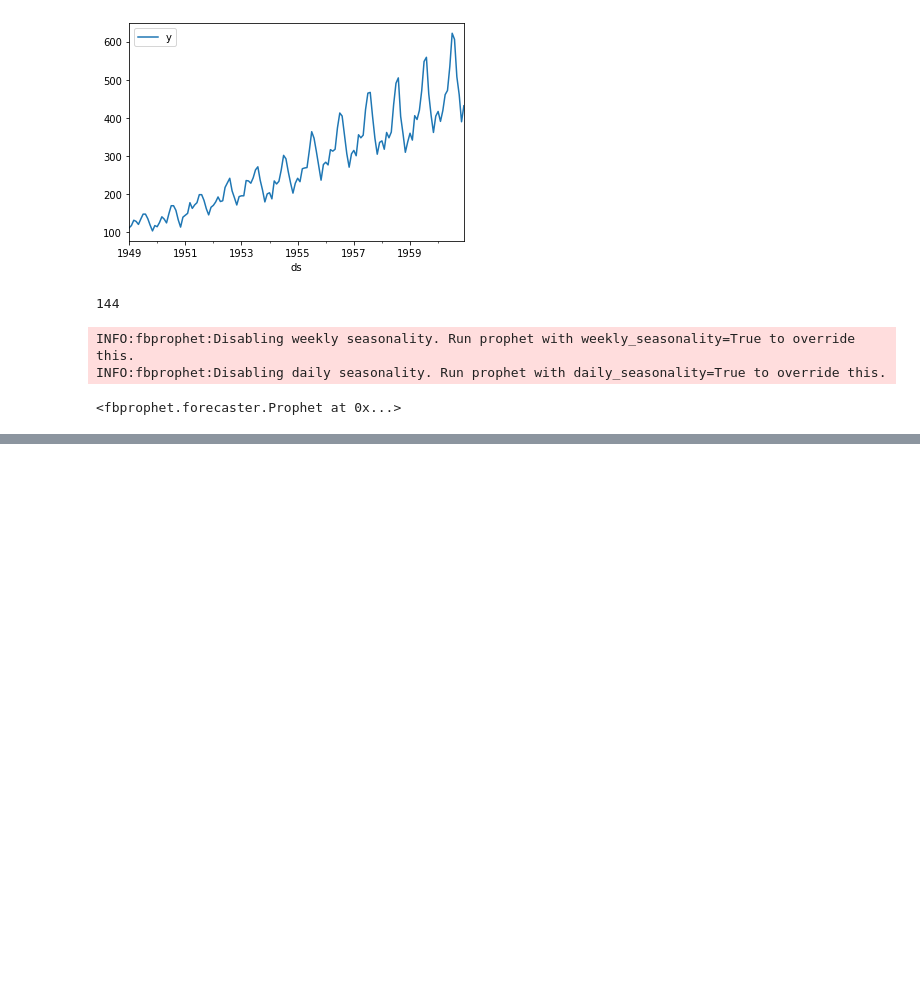
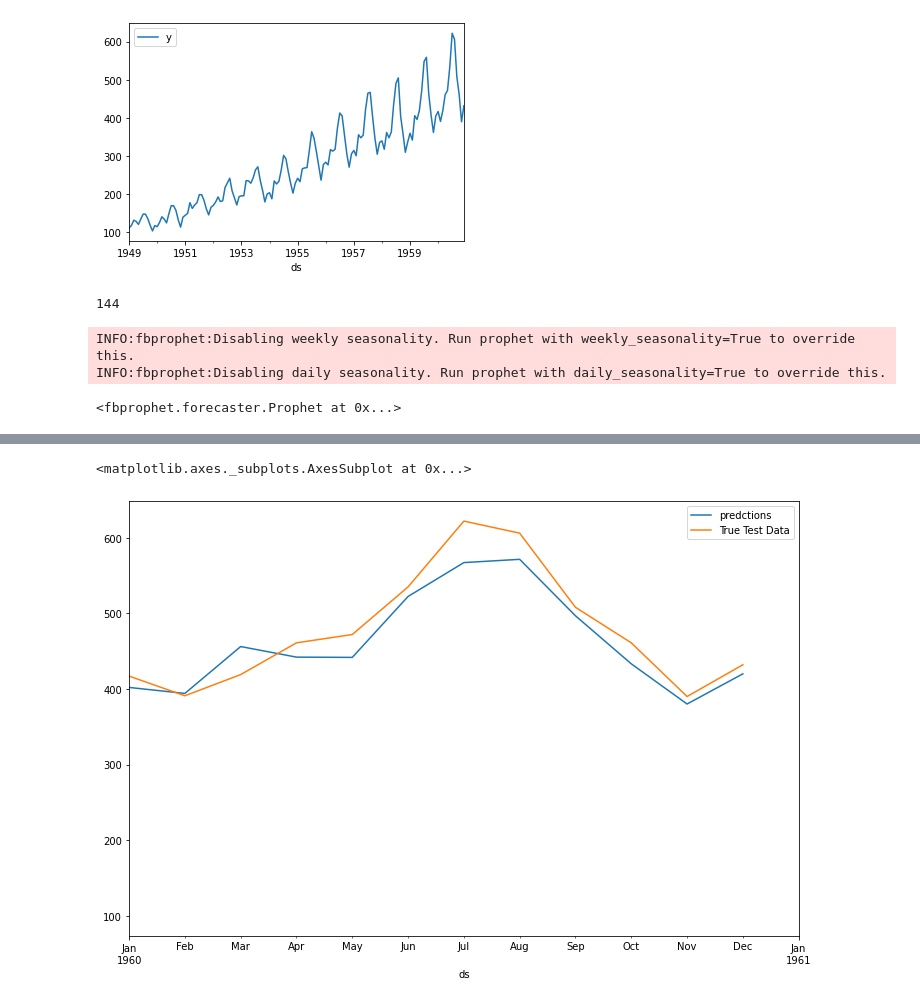
Before and after one commit to sailajak2003/TimeSeries, a Jupyter notebook: airline_pssg.ipynb, the cells around one changed output, grey strips where cells are left out. Cells and saved outputs as stored; diff of their text form; code cells hidden in the pictures; blank space fills up the shorter version.

```diff
--- a/airline_pssg.ipynb
+++ b/airline_pssg.ipynb
@@ -236,0 +264,6 @@ future=m.make_future_dataframe(periods=12,freq='MS')
+# %%
+ax=forecast.plot(x='ds',y='yhat',legend=True,label='predctions',figsize=(12,8))
+test.plot(x='ds',y='y',legend=True,label='True Test Data',ax=ax,xlim=('1960-01-01','1961-01-01'))
+# %% [output]
+<matplotlib.axes._subplots.AxesSubplot at 0x...>
+[figure, added]
```
Also changed, not shown: parts of 14 cells of this notebook.
